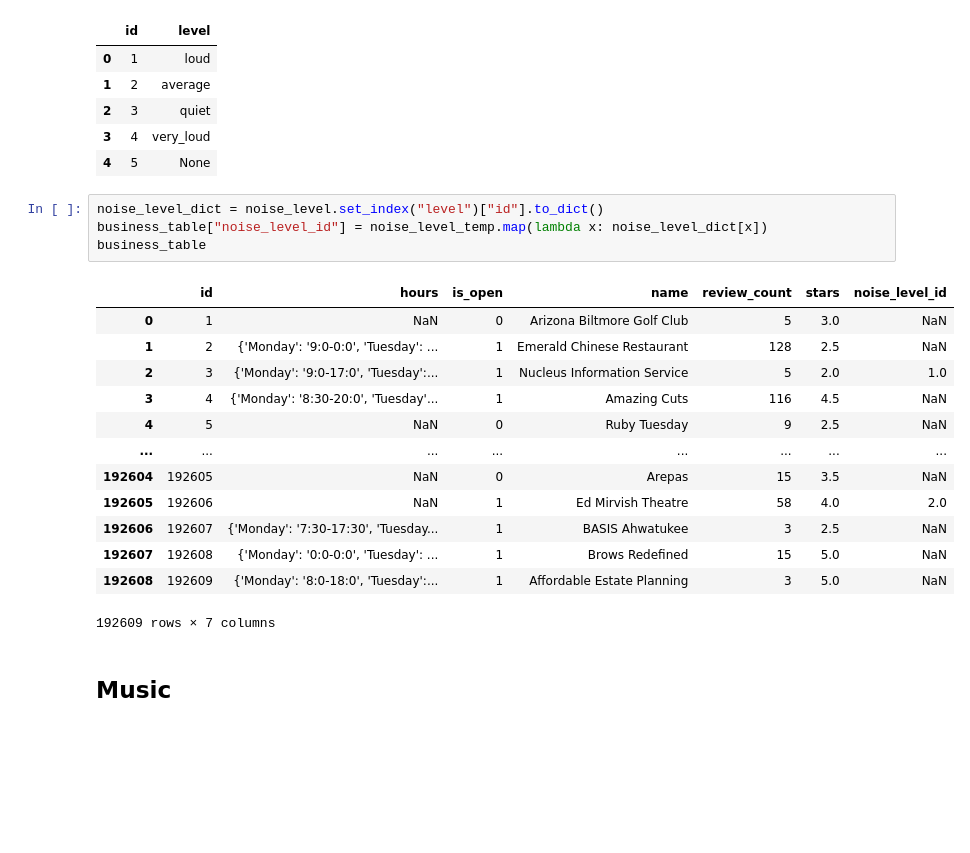
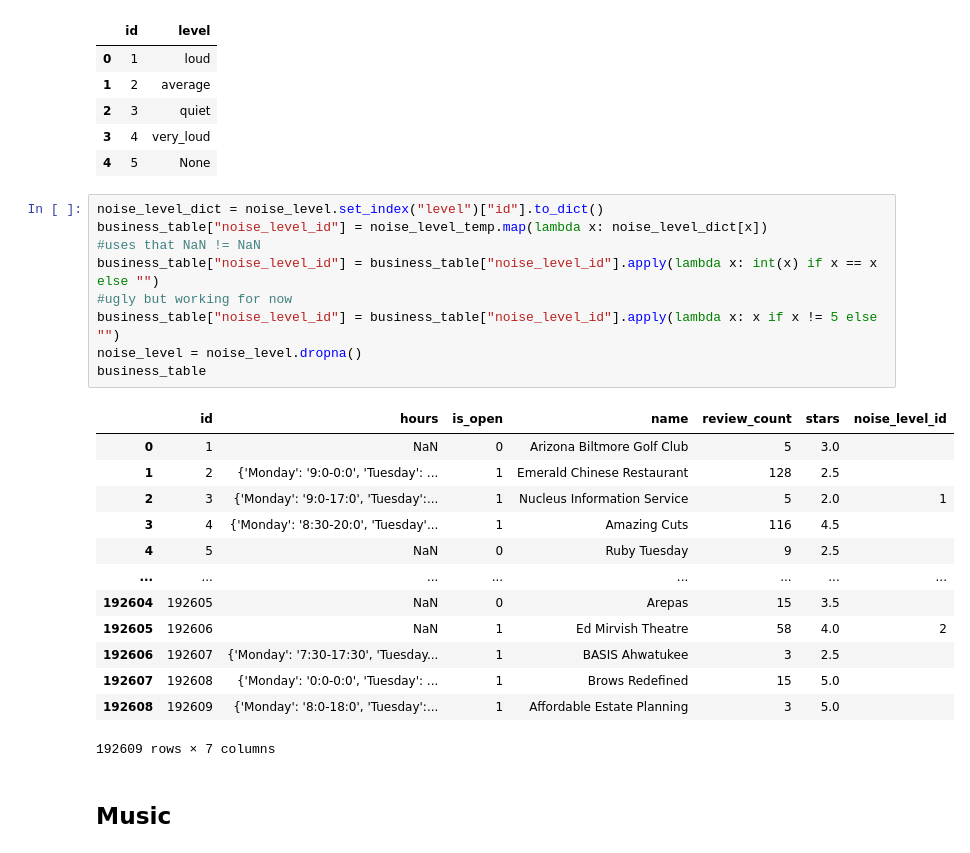
Before and after one commit to Ph0tonic/Intro2DataBase, a Jupyter notebook: parse_business.ipynb, the cells around one changed output. Cells and saved outputs as stored; diff of their text form; blank space fills up the shorter version.

```diff
--- a/parse_business.ipynb
+++ b/parse_business.ipynb
@@ -350,24 +421,29 @@ noise_level
 | 2 | 3 | quiet |
 | 3 | 4 | very_loud |
 | 4 | 5 | None |
-# %%
-noise_level_dict = noise_level.set_index("level")["id"].to_dict()
-business_table["noise_level_id"] = noise_level_temp.map(lambda x: noise_level_dict[x])
-business_table
-# %% [output]
-|  | id | hours | is_open | name | review_count | stars | noise_level_id |
-| 0 | 1 | NaN | 0 | Arizona Biltmore Golf Club | 5 | 3.0 | NaN |
-| 1 | 2 | {'Monday': '9:0-0:0', 'Tuesday': ... | 1 | Emerald Chinese Restaurant | 128 | 2.5 | NaN |
-| 2 | 3 | {'Monday': '9:0-17:0', 'Tuesday':... | 1 | Nucleus Information Service | 5 | 2.0 | 1.0 |
-| 3 | 4 | {'Monday': '8:30-20:0', 'Tuesday'... | 1 | Amazing Cuts | 116 | 4.5 | NaN |
-| 4 | 5 | NaN | 0 | Ruby Tuesday | 9 | 2.5 | NaN |
-| ... | ... | ... | ... | ... | ... | ... | ... |
-| 192604 | 192605 | NaN | 0 | Arepas | 15 | 3.5 | NaN |
-| 192605 | 192606 | NaN | 1 | Ed Mirvish Theatre | 58 | 4.0 | 2.0 |
-| 192606 | 192607 | {'Monday': '7:30-17:30', 'Tuesday... | 1 | BASIS Ahwatukee | 3 | 2.5 | NaN |
-| 192607 | 192608 | {'Monday': '0:0-0:0', 'Tuesday': ... | 1 | Brows Redefined | 15 | 5.0 | NaN |
-| 192608 | 192609 | {'Monday': '8:0-18:0', 'Tuesday':... | 1 | Affordable Estate Planning | 3 | 5.0 | NaN |
-192609 rows × 7 columns
+# %%
+noise_level_dict = noise_level.set_index("level")["id"].to_dict()
+business_table["noise_level_id"] = noise_level_temp.map(lambda x: noise_level_dict[x])
+#uses that NaN != NaN
+business_table["noise_level_id"] = business_table["noise_level_id"].apply(lambda x: int(x) if x == x else "")
+#ugly but working for now
+business_table["noise_level_id"] = business_table["noise_level_id"].apply(lambda x: x if x != 5 else "")
+noise_level = noise_level.dropna()
+business_table
+# %% [output]
+|  | id | hours | is_open | name | review_count | stars | noise_level_id |
+| 0 | 1 | NaN | 0 | Arizona Biltmore Golf Club | 5 | 3.0 |  |
+| 1 | 2 | {'Monday': '9:0-0:0', 'Tuesday': ... | 1 | Emerald Chinese Restaurant | 128 | 2.5 |  |
+| 2 | 3 | {'Monday': '9:0-17:0', 'Tuesday':... | 1 | Nucleus Information Service | 5 | 2.0 | 1 |
+| 3 | 4 | {'Monday': '8:30-20:0', 'Tuesday'... | 1 | Amazing Cuts | 116 | 4.5 |  |
+| 4 | 5 | NaN | 0 | Ruby Tuesday | 9 | 2.5 |  |
+| ... | ... | ... | ... | ... | ... | ... | ... |
+| 192604 | 192605 | NaN | 0 | Arepas | 15 | 3.5 |  |
+| 192605 | 192606 | NaN | 1 | Ed Mirvish Theatre | 58 | 4.0 | 2 |
+| 192606 | 192607 | {'Monday': '7:30-17:30', 'Tuesday... | 1 | BASIS Ahwatukee | 3 | 2.5 |  |
+| 192607 | 192608 | {'Monday': '0:0-0:0', 'Tuesday': ... | 1 | Brows Redefined | 15 | 5.0 |  |
+| 192608 | 192609 | {'Monday': '8:0-18:0', 'Tuesday':... | 1 | Affordable Estate Planning | 3 | 5.0 |  |
+192609 rows × 7 columns
 # %% [markdown]
 ## Music
 # %%
```
Also changed, not shown: parts of 26 cells of this notebook, 1 other file.
